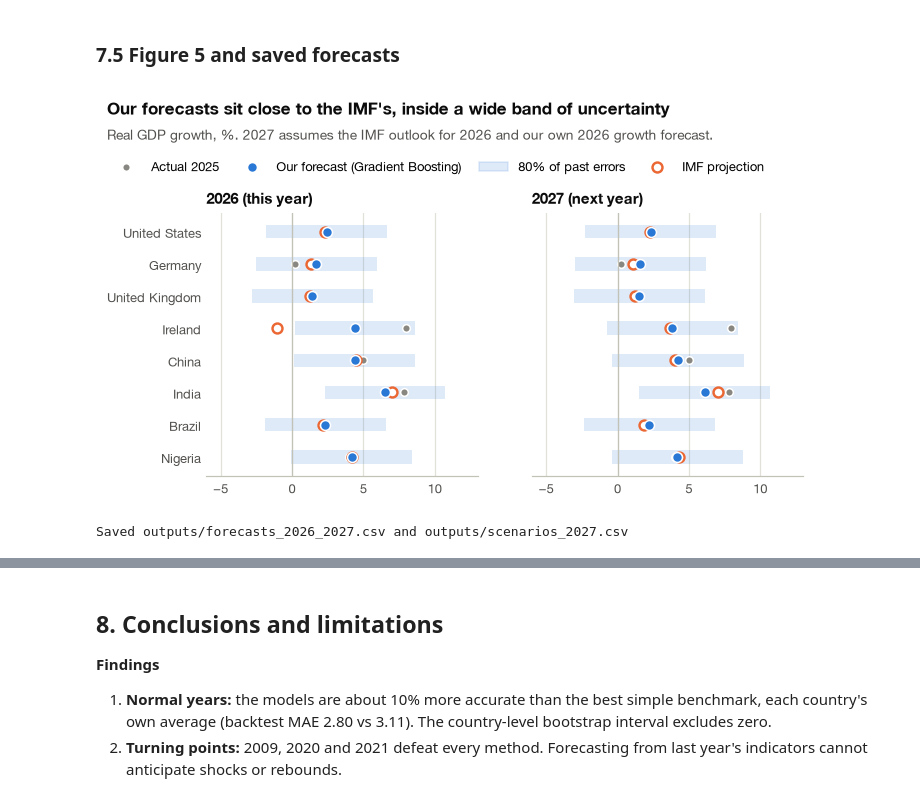
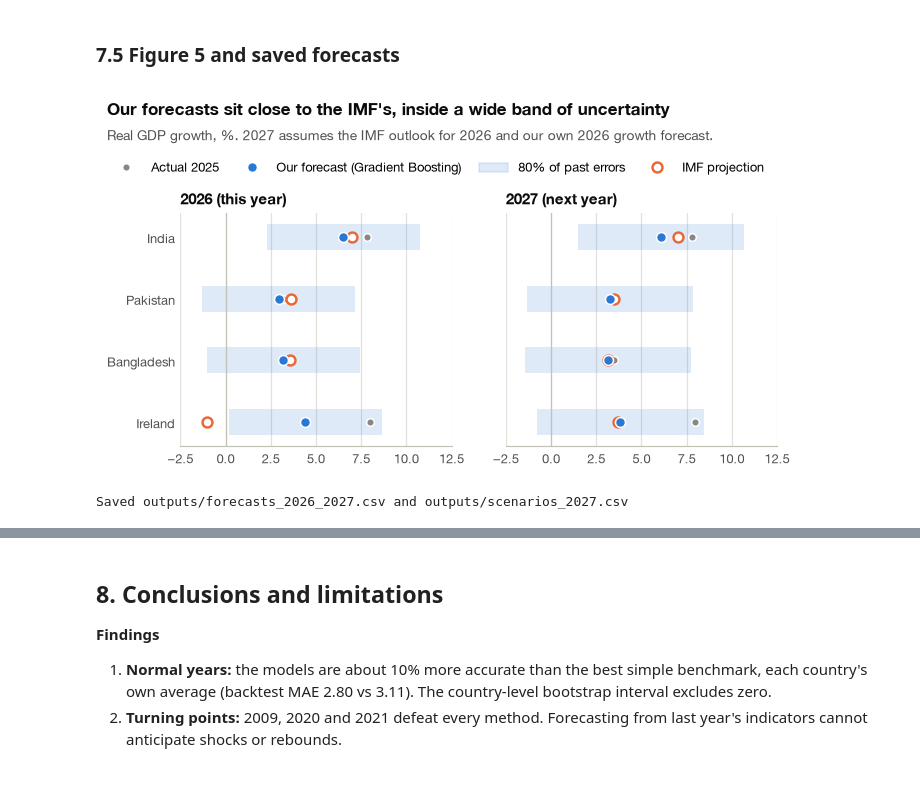
Before and after one commit to farhana273/ml_assignment, a Jupyter notebook: models/GDP_Models_Sami.ipynb, the cells around one changed output, grey strips where cells are left out. Saved outputs shown, nothing was run; the diff lists cells and outputs as text; code cells hidden in the pictures.

Commit message:
Add country selector (names or codes) for forecasts, scenarios, Figure 5 and country profiles

```diff
--- a/models/GDP_Models_Sami.ipynb
+++ b/models/GDP_Models_Sami.ipynb
@@ -678,0 +680,4 @@ Sections 3-6 test the models on the past. This section uses them to forecast **t
+# %%
+# ---------------------------------------------------------------- choose countries: names or 3-letter codes, any number
+COUNTRIES = ["India", "Pakistan", "Bangladesh", "Ireland"]
+# -----------------------------------------------------------------------------------------------------------------
@@ -719,6 +726,21 @@ cover = pd.DataFrame({"IMF value for 2025 (%)": new[new.Year == 2025].set_index(
 print(f"Countries with IMF data: {len(inputs_2025)} of {raw['Country Code'].nunique()}")
 print(f"Of these, 2025 growth is an actual (not an IMF estimate) for {int((imf_actual_to.reindex(inputs_2025.index) >= 2025).sum())}")
 show(cover, fmt="{:.0f}")
+
+import difflib
+def pick(countries):
+    # turn names or codes into country codes; a typo gets the closest matches suggested
+    lookup = {**{n.lower(): c for c, n in inputs_2025["Country Name"].items()}, **{c.lower(): c for c in inputs_2025.index}}
+    codes = []
+    for x in countries:
+        key = str(x).strip().lower()
+        if key not in lookup:
+            raise ValueError(f"'{x}' not found. Closest matches: {difflib.get_close_matches(key, lookup, n=3)}")
+        codes.append(lookup[key])
+    return codes
+
+SELECTED = pick(COUNTRIES)
+print("Selected:", ", ".join(inputs_2025.loc[SELECTED, "Country Name"]))
 # %% [output]
 Countries with IMF data: 194 of 217
 Of these, 2025 growth is an actual (not an IMF estimate) for 143
@@ -791,7 +814,7 @@ GROWTH_2026 = "our forecast"    # 2026 growth used as an input for 2027: "our fo
 CHANGES = {                     # added to every country's 2026 assumptions (percentage points)
     "gdp_growth": 0.0, "inflation": 0.0, "unemployment": 0.0, "investment": 0.0,
     "population_growth": 0.0, "government_debt": 0.0, "current_account": 0.0, "trade": 0.0}
-ONLY = None                     # None = all countries, or a list of codes such as ["IRL", "DEU"]
+ONLY = None                     # None = all countries, or a list of names/codes such as ["Pakistan", "BGD"]
 # -----------------------------------------------------------------------------------------------------------------
 
 def inputs_2026(base="IMF outlook", growth="our forecast", changes=None, only=None):
@@ -802,9 +825,9 @@ def inputs_2026(base="IMF outlook", growth="our forecast", changes=None, only=No
     else:
         nxt["trade"] = inputs_2025["trade"]                        # the IMF has no trade series: hold the last value
     nxt["gdp_growth"] = fc["Gradient Boosting 2026"] if growth == "our forecast" else imf_growth[2026].reindex(nxt.index)
-    pick = nxt.index if only is None else nxt.index.intersection(only)
+    rows_ = nxt.index if only is None else pick(only)
     for col, delta in (changes or {}).items():
-        nxt.loc[pick, col] = nxt.loc[pick, col] + delta
+        nxt.loc[rows_, col] = nxt.loc[rows_, col] + delta
     nxt = nxt.reset_index().assign(Year=2026, **{"Country Name": inputs_2025["Country Name"].values})
     return add_features(pd.concat([hist, nxt], ignore_index=True)).query("Year == 2026").set_index("Country Code")
 
@@ -820,9 +843,8 @@ SCENARIOS = {
     "Global slowdown": dict(base="IMF outlook", changes={"gdp_growth": -2, "unemployment": 1.5, "investment": -2}),
     "Inflation shock": dict(base="IMF outlook", changes={"inflation": 5, "gdp_growth": -0.5}),
 }
-EXAMPLES = ["USA", "DEU", "IND", "IRL", "NGA"]
 sc = pd.DataFrame({k: forecast_2027(**v) for k, v in SCENARIOS.items()})
-table = sc.loc[EXAMPLES].set_axis(fc.loc[EXAMPLES, "Country Name"])
+table = sc.loc[SELECTED].set_axis(fc.loc[SELECTED, "Country Name"])
 table.loc["Median, all countries"] = sc.median()
 print("2027 growth forecast (%) under each scenario")
 show(table)
@@ -866,31 +887,33 @@ Median change in the 2027 forecast (pp) when one input rises by one standard dev
 # %% [markdown]
 ### 7.5 Figure 5 and saved forecasts
 # %%
-SHOW = ["USA", "DEU", "GBR", "IRL", "CHN", "IND", "BRA", "NGA"]
-rows_ = fc.loc[[c for c in SHOW if c in fc.index]].iloc[::-1]
+rows_ = fc.loc[SELECTED].iloc[::-1]
 y = np.arange(len(rows_))
-fig, axes = plt.subplots(1, 2, figsize=(7.0, 3.1), sharey=True, sharex=True)
+fig, axes = plt.subplots(1, 2, figsize=(7.0, 1.3 + 0.36 * len(rows_)), sharey=True, sharex=True)
 for ax, yr, band in zip(axes, [2026, 2027], [band_1y, band_2y]):
     ours, theirs = rows_[f"Gradient Boosting {yr}"], rows_[f"IMF {yr}"]
     ax.barh(y, 2 * band, left=ours - band, height=0.42, color=BLUE, alpha=0.15, lw=0)
     ax.plot(rows_["growth 2025"], y, "o", color=MUTED, ms=5, mec="white", mew=1)
     ax.plot(theirs, y, "o", mfc="white", mec=ORANGE, mew=1.6, ms=6.5)
     ax.plot(ours, y, "o", color=BLUE, ms=6.5, mec="white", mew=1)
     ax.axvline(0, color=AXIS, lw=0.8); ax.xaxis.grid(True); ax.spines["left"].set_visible(False)
     ax.set_title(f"{yr} ({'this' if yr == 2026 else 'next'} year)", loc="left", fontsize=9.5, fontweight="bold", color=INK)
-axes[0].set_yticks(y, rows_["Country Name"]); axes[0].set_xlim(-6, 13)
+axes[0].set_yticks(y, rows_["Country Name"])
+lo_x = min(rows_[["growth 2025", "IMF 2026", "IMF 2027"]].min().min(), (rows_[["Gradient Boosting 2026", "Gradient Boosting 2027"]].min() - band_2y).min())
+hi_x = max(rows_[["growth 2025", "IMF 2026", "IMF 2027"]].max().max(), (rows_[["Gradient Boosting 2026", "Gradient Boosting 2027"]].max() + band_2y).max())
+axes[0].set_xlim(np.floor(lo_x) - 0.5, np.ceil(hi_x) + 0.5)
 handles = [plt.Line2D([], [], ls="", marker="o", color=MUTED, ms=5, mec="white"),
            plt.Line2D([], [], ls="", marker="o", color=BLUE, ms=6.5, mec="white"),
            plt.Rectangle((0, 0), 1, 1, color=BLUE, alpha=0.15),
            plt.Line2D([], [], ls="", marker="o", mfc="white", mec=ORANGE, mew=1.6, ms=6.5)]
 headline(fig, "Our forecasts sit close to the IMF's, inside a wide band of uncertainty",
          "Real GDP growth, %. 2027 assumes the IMF outlook for 2026 and our own 2026 growth forecast.",
          handles, ["Actual 2025", "Our forecast (Gradient Boosting)", "80% of past errors", "IMF projection"], ncol=4, pad=22)
 fig.savefig(OUT / "figures/forecast_2026_2027.png"); plt.show()
 
 fc.round(3).to_csv(OUT / "forecasts_2026_2027.csv")
 sc.round(3).to_csv(OUT / "scenarios_2027.csv")
 print("Saved outputs/forecasts_2026_2027.csv and outputs/scenarios_2027.csv")
 # %% [output]
-[figure, old version]
+[figure, new version]
 Saved outputs/forecasts_2026_2027.csv and outputs/scenarios_2027.csv
```
Also changed, not shown: parts of 7 cells of this notebook, 1 other file.
